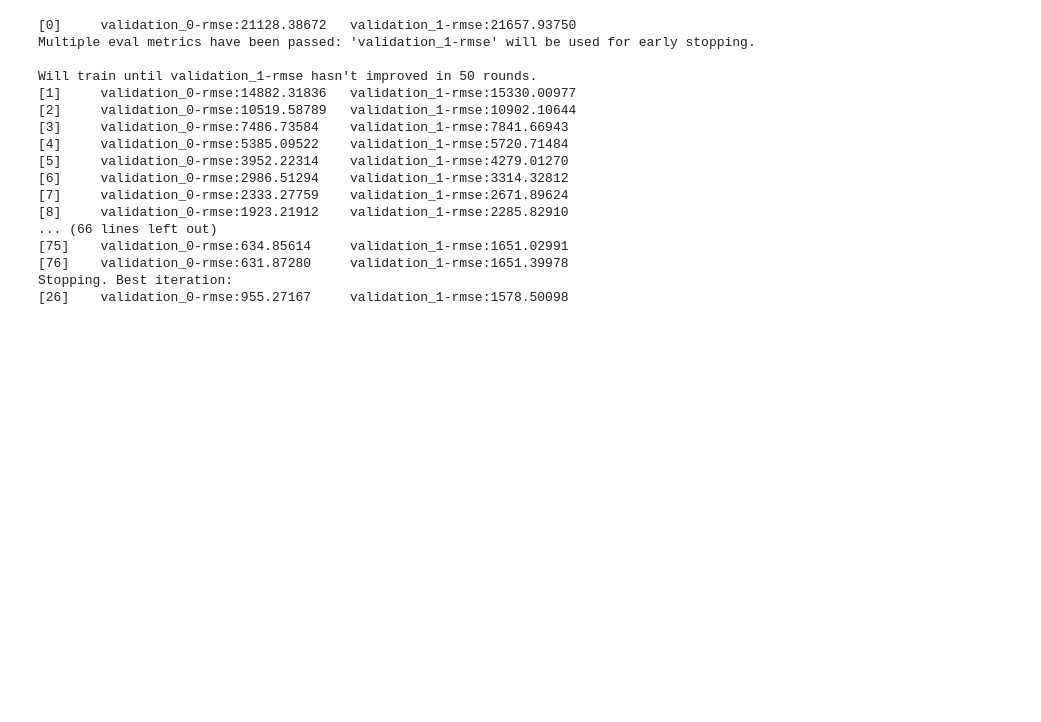
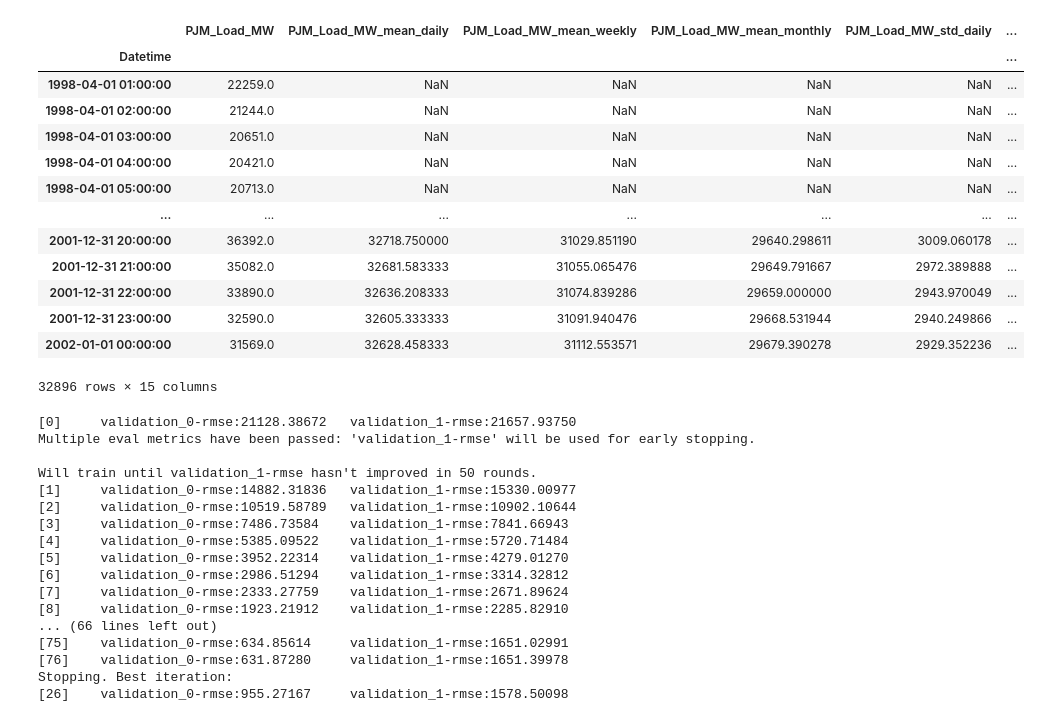
Before and after one commit to TonyTang1997/ai4impact-datathon, a Jupyter notebook: Tony_energy_forecast.ipynb, the cells around one changed output. Drawn from its saved outputs; the diff is of its cells as text; code cells hidden in the pictures; blank space fills up the shorter version.

```diff
--- a/Tony_energy_forecast.ipynb
+++ b/Tony_energy_forecast.ipynb
@@ -48,4 +63,21 @@ data = data.drop(columns=['date'])
 # %%
 data['target'] = data['PJM_Load_MW'].shift(-5)
+# %%
+data
+# %% [output]
+|  | PJM_Load_MW | PJM_Load_MW_mean_daily | PJM_Load_MW_mean_weekly | PJM_Load_MW_mean_monthly | PJM_Load_MW_std_daily | ... |
+| Datetime |  |  |  |  |  | ... |
+| 1998-04-01 01:00:00 | 22259.0 | NaN | NaN | NaN | NaN | ... |
+| 1998-04-01 02:00:00 | 21244.0 | NaN | NaN | NaN | NaN | ... |
+| 1998-04-01 03:00:00 | 20651.0 | NaN | NaN | NaN | NaN | ... |
+| 1998-04-01 04:00:00 | 20421.0 | NaN | NaN | NaN | NaN | ... |
+| 1998-04-01 05:00:00 | 20713.0 | NaN | NaN | NaN | NaN | ... |
+| ... | ... | ... | ... | ... | ... | ... |
+| 2001-12-31 20:00:00 | 36392.0 | 32718.750000 | 31029.851190 | 29640.298611 | 3009.060178 | ... |
+| 2001-12-31 21:00:00 | 35082.0 | 32681.583333 | 31055.065476 | 29649.791667 | 2972.389888 | ... |
+| 2001-12-31 22:00:00 | 33890.0 | 32636.208333 | 31074.839286 | 29659.000000 | 2943.970049 | ... |
+| 2001-12-31 23:00:00 | 32590.0 | 32605.333333 | 31091.940476 | 29668.531944 | 2940.249866 | ... |
+| 2002-01-01 00:00:00 | 31569.0 | 32628.458333 | 31112.553571 | 29679.390278 | 2929.352236 | ... |
+32896 rows × 15 columns
 # %%
 data.dropna(axis=0, how='any', inplace=True)
```
Also changed, not shown: parts of 2 cells of this notebook, 1 other file.
